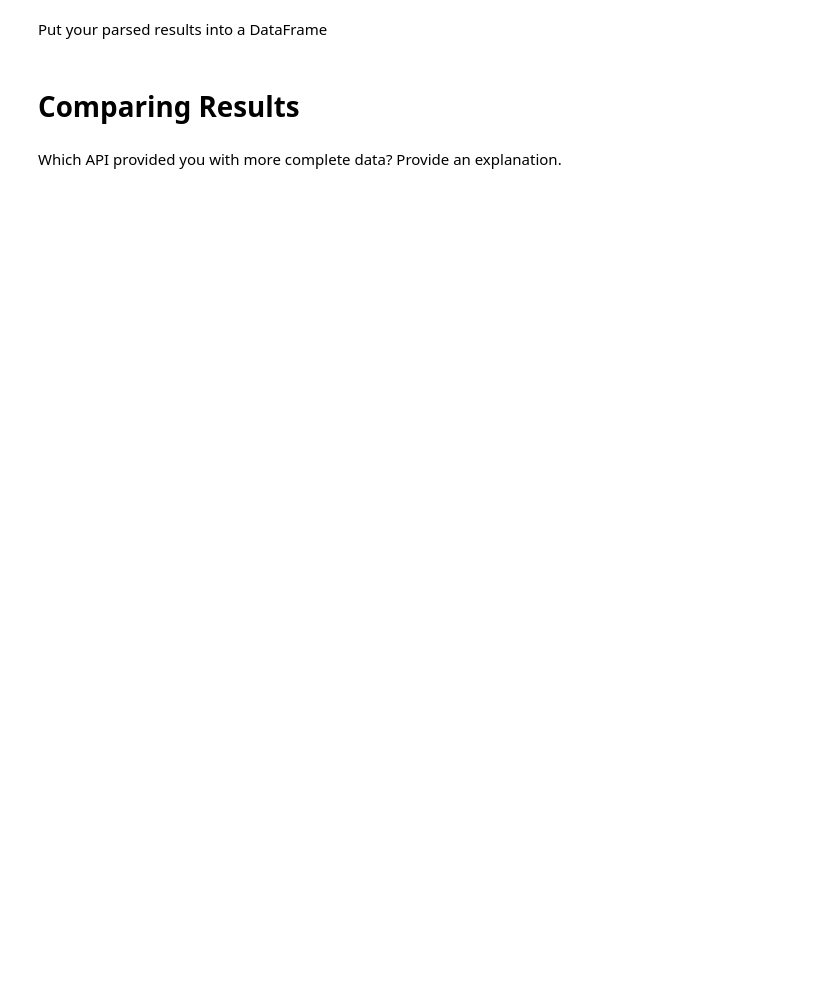
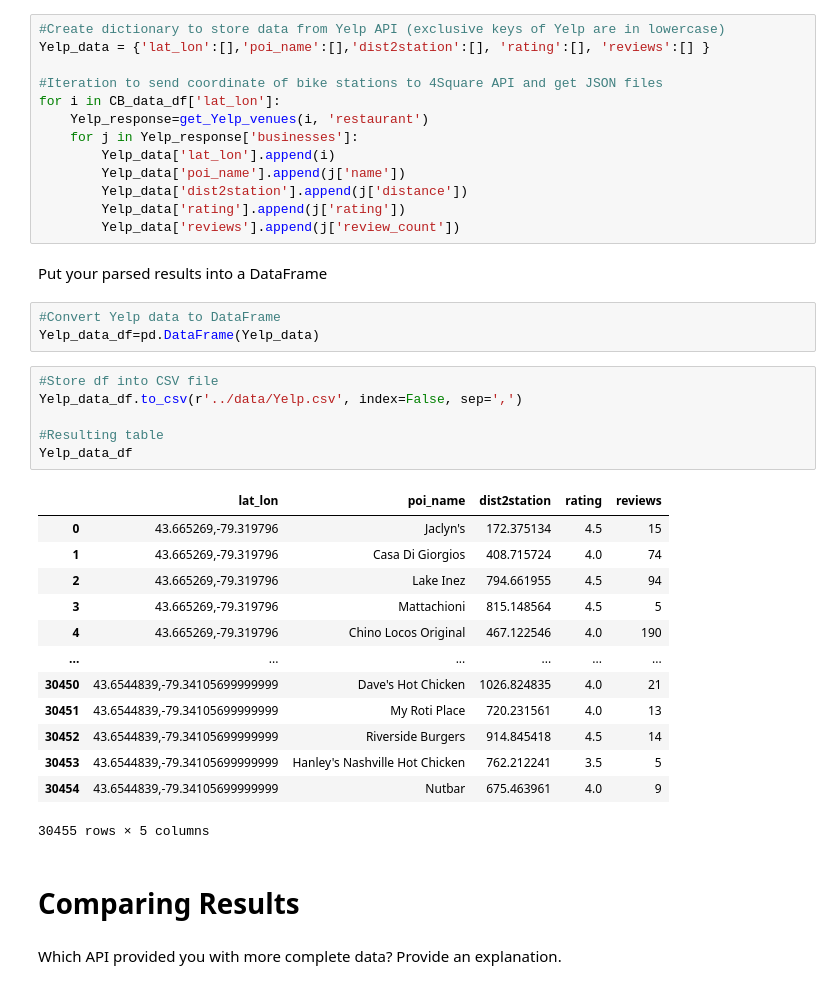
Before and after one commit to hgiorgib/StatMod-Project, a Jupyter notebook: notebooks/yelp_foursquare_EDA.ipynb, the cells around one changed output. Drawn from its saved outputs; the diff is of its cells as text; blank space fills up the shorter version.

Commit message:
'city_bikes+yelp_foursquare-completed'

```diff
--- a/notebooks/yelp_foursquare_EDA.ipynb
+++ b/notebooks/yelp_foursquare_EDA.ipynb
@@ -123,7 +152,43 @@ Yelp = requests.get(url, headers=headers, params=params).json()
 # %% [markdown]
 Parse through the response to get the POI (such as restaurants, bars, etc) details you want (ratings, name, location, etc)
+# %%
+#Create dictionary to store data from Yelp API (exclusive keys of Yelp are in lowercase)
+Yelp_data = {'lat_lon':[],'poi_name':[],'dist2station':[], 'rating':[], 'reviews':[] }
+
+#Iteration to send coordinate of bike stations to 4Square API and get JSON files
+for i in CB_data_df['lat_lon']:
+    Yelp_response=get_Yelp_venues(i, 'restaurant')
+    for j in Yelp_response['businesses']:
+        Yelp_data['lat_lon'].append(i)
+        Yelp_data['poi_name'].append(j['name'])
+        Yelp_data['dist2station'].append(j['distance'])
+        Yelp_data['rating'].append(j['rating'])
+        Yelp_data['reviews'].append(j['review_count'])
 # %% [markdown]
 Put your parsed results into a DataFrame
+# %%
+#Convert Yelp data to DataFrame
+Yelp_data_df=pd.DataFrame(Yelp_data)
+# %%
+#Store df into CSV file
+Yelp_data_df.to_csv(r'../data/Yelp.csv', index=False, sep=',')
+
+#Resulting table
+Yelp_data_df
+# %% [output]
+|  | lat_lon | poi_name | dist2station | rating | reviews |
+| 0 | 43.665269,-79.319796 | Jaclyn's | 172.375134 | 4.5 | 15 |
+| 1 | 43.665269,-79.319796 | Casa Di Giorgios | 408.715724 | 4.0 | 74 |
+| 2 | 43.665269,-79.319796 | Lake Inez | 794.661955 | 4.5 | 94 |
+| 3 | 43.665269,-79.319796 | Mattachioni | 815.148564 | 4.5 | 5 |
+| 4 | 43.665269,-79.319796 | Chino Locos Original | 467.122546 | 4.0 | 190 |
+| ... | ... | ... | ... | ... | ... |
+| 30450 | 43.6544839,-79.34105699999999 | Dave's Hot Chicken | 1026.824835 | 4.0 | 21 |
+| 30451 | 43.6544839,-79.34105699999999 | My Roti Place | 720.231561 | 4.0 | 13 |
+| 30452 | 43.6544839,-79.34105699999999 | Riverside Burgers | 914.845418 | 4.5 | 14 |
+| 30453 | 43.6544839,-79.34105699999999 | Hanley's Nashville Hot Chicken | 762.212241 | 3.5 | 5 |
+| 30454 | 43.6544839,-79.34105699999999 | Nutbar | 675.463961 | 4.0 | 9 |
+30455 rows × 5 columns
 # %% [markdown]
 # Comparing Results
 # %% [markdown]
```
Also changed, not shown: parts of 7 cells of this notebook, 1 other file.
